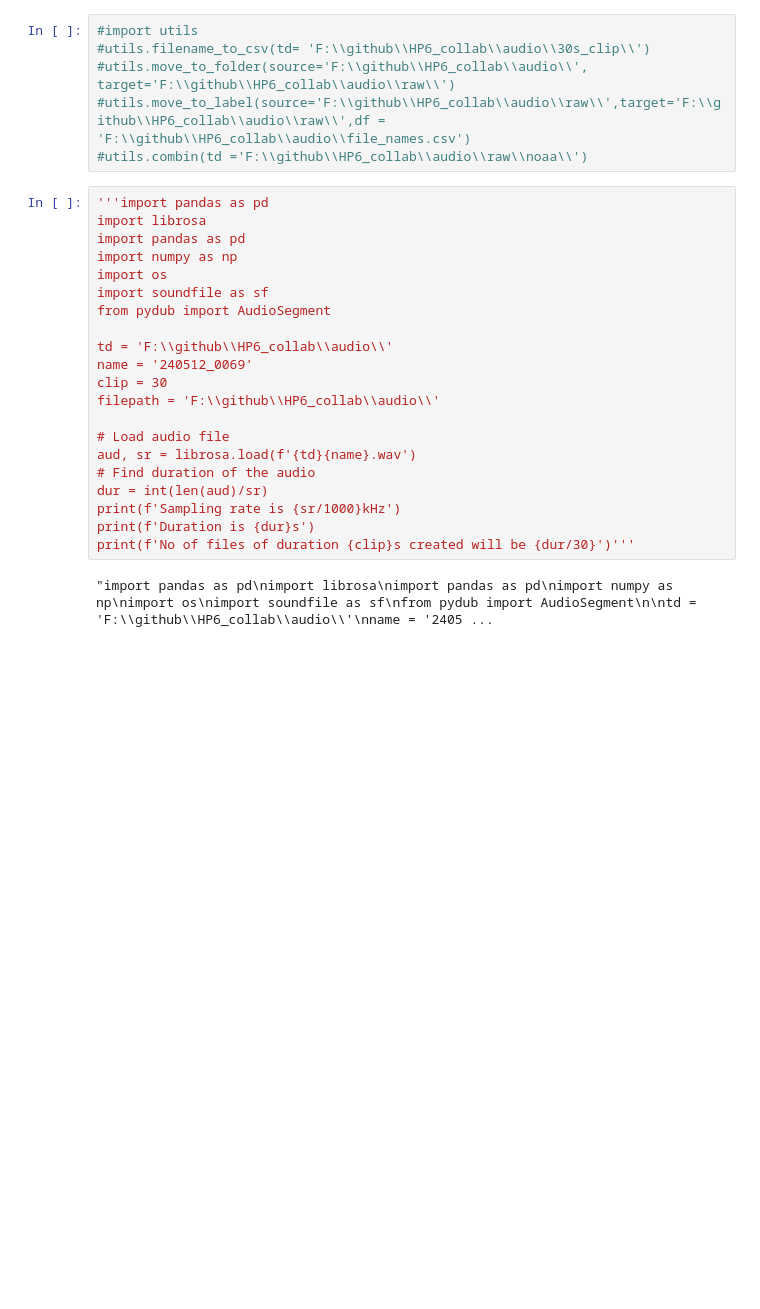
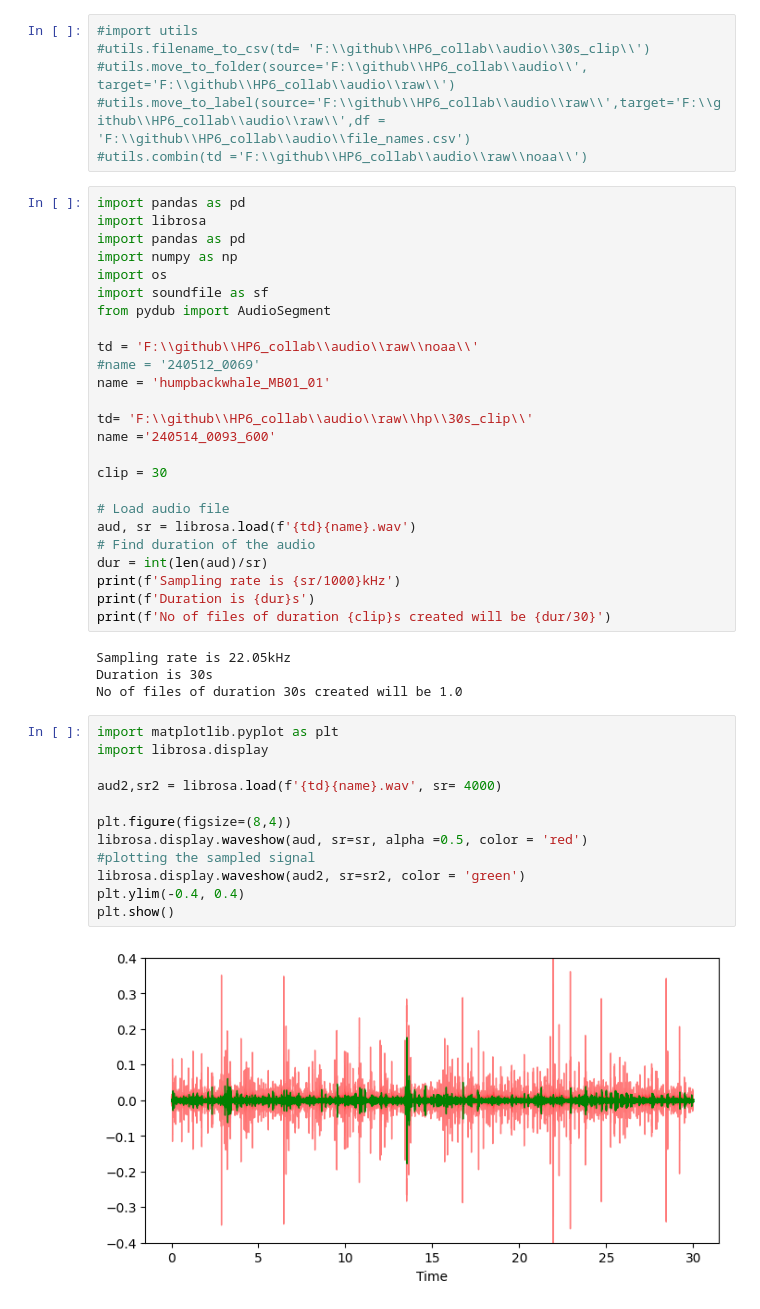
Before and after one commit to Adhikari-Priyanka/HP6_collab, a Jupyter notebook: testing.ipynb, the cells around one changed output. Saved outputs shown, nothing was run; the diff lists cells and outputs as text; blank space fills up the shorter version.

```diff
--- a/testing.ipynb
+++ b/testing.ipynb
@@ -21,7 +23,7 @@ Filename csv created for F:\github\HP6_collab\audio\filtered\30s_clip\
 #utils.move_to_label(source='F:\\github\\HP6_collab\\audio\\raw\\',target='F:\\github\\HP6_collab\\audio\\raw\\',df = 'F:\\github\\HP6_collab\\audio\\file_names.csv')
 #utils.combin(td ='F:\\github\\HP6_collab\\audio\\raw\\noaa\\')
 # %%
-'''import pandas as pd
+import pandas as pd
 import librosa
 import pandas as pd
 import numpy as np
@@ -29,10 +31,14 @@ import os
 import soundfile as sf
 from pydub import AudioSegment
 
-td = 'F:\\github\\HP6_collab\\audio\\'
-name = '240512_0069'
+td = 'F:\\github\\HP6_collab\\audio\\raw\\noaa\\'
+#name = '240512_0069'
+name = 'humpbackwhale_MB01_01'
+
+td= 'F:\\github\\HP6_collab\\audio\\raw\\hp\\30s_clip\\'
+name ='240514_0093_600'
+
 clip = 30
-filepath = 'F:\\github\\HP6_collab\\audio\\'
 
 # Load audio file
 aud, sr = librosa.load(f'{td}{name}.wav')
@@ -40,6 +46,22 @@ aud, sr = librosa.load(f'{td}{name}.wav')
 dur = int(len(aud)/sr)
 print(f'Sampling rate is {sr/1000}kHz')
 print(f'Duration is {dur}s')
-print(f'No of files of duration {clip}s created will be {dur/30}')'''
+print(f'No of files of duration {clip}s created will be {dur/30}')
 # %% [output]
-"import pandas as pd\nimport librosa\nimport pandas as pd\nimport numpy as np\nimport os\nimport soundfile as sf\nfrom pydub import AudioSegment\n\ntd = 'F:\\github\\HP6_collab\\audio\\'\nname = '2405 ...
+Sampling rate is 22.05kHz
+Duration is 30s
+No of files of duration 30s created will be 1.0
+# %%
+import matplotlib.pyplot as plt
+import librosa.display
+
+aud2,sr2 = librosa.load(f'{td}{name}.wav', sr= 4000)
+
+plt.figure(figsize=(8,4))
+librosa.display.waveshow(aud, sr=sr, alpha =0.5, color = 'red')
+#plotting the sampled signal
+librosa.display.waveshow(aud2, sr=sr2, color = 'green')
+plt.ylim(-0.4, 0.4)
+plt.show()
+# %% [output]
+[figure, added]
```
Also changed, not shown: parts of 9 cells of this notebook, 2 other files.
